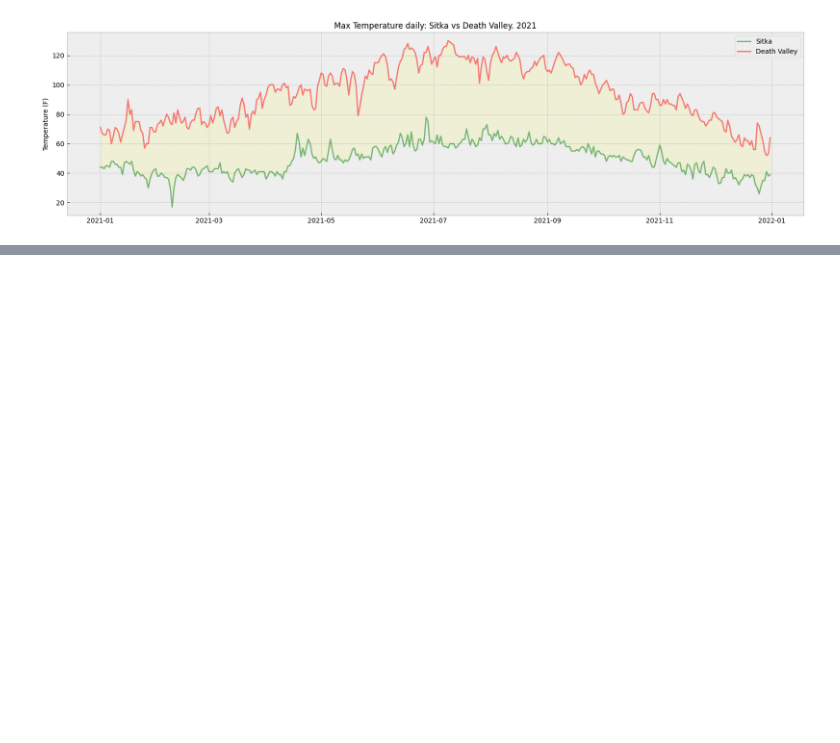
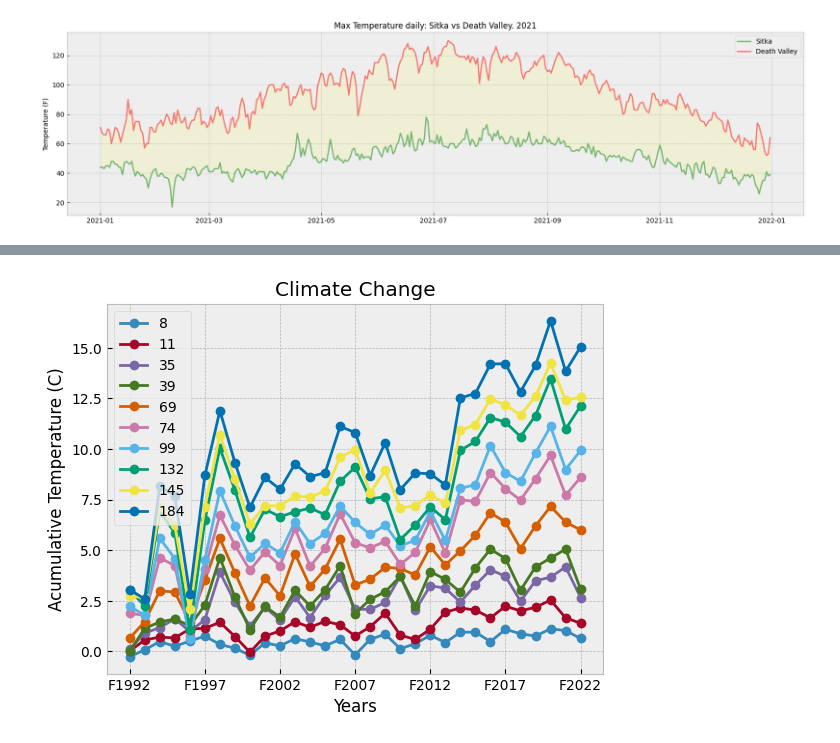
Before and after one commit to almanzanas/DataAnalystsJourney, a Jupyter notebook: data_visualization/downloading_data.ipynb, the cells around one changed output, grey strips where cells are left out. Cells and saved outputs as stored; diff of their text form; code cells hidden in the pictures; blank space fills up the shorter version.

```diff
--- a/data_visualization/downloading_data.ipynb
+++ b/data_visualization/downloading_data.ipynb
@@ -591,0 +631,33 @@ Missing value in 2021-04-23 00:00:00
+# %%
+from pathlib import Path
+from datetime import datetime
+import matplotlib.pyplot as plt
+import pandas as pd
+
+path = Path("weather_data/climate_change_indicators.csv")
+
+data = pd.read_csv(path)
+
+datfra = pd.DataFrame(data)
+
+countries = ['France', 'Spain', 'Germany', 'Canada', 'Chile', 'Argentina', 'Japan', 'Australia', 'Mongolia', 'Niger']
+datfra_coun = datfra[datfra['Country'].isin(countries)]
+
+years = ['F1992', 'F1993', 'F1994', 'F1995', 'F1996', 'F1997', 'F1998', 'F1999',
+    'F2000', 'F2001', 'F2002', 'F2003', 'F2004', 'F2005', 'F2006', 'F2007',
+    'F2008', 'F2009', 'F2010', 'F2011', 'F2012', 'F2013', 'F2014', 'F2015',
+    'F2016', 'F2017', 'F2018', 'F2019', 'F2020', 'F2021', 'F2022']
+
+datfra_acu = datfra_coun[years].cumsum()
+
+datfra_acu.T.plot(marker="o", linestyle="-")
+
+plt.style.use("bmh")
+plt.xlabel("Years")
+plt.ylabel("Acumulative Temperature (C)")
+plt.title("Climate Change")
+plt.grid(True)
+
+plt.show()
+# %% [output]
+[figure, added]
```
Also changed, not shown: parts of 1 cell of this notebook, 2 other files.
